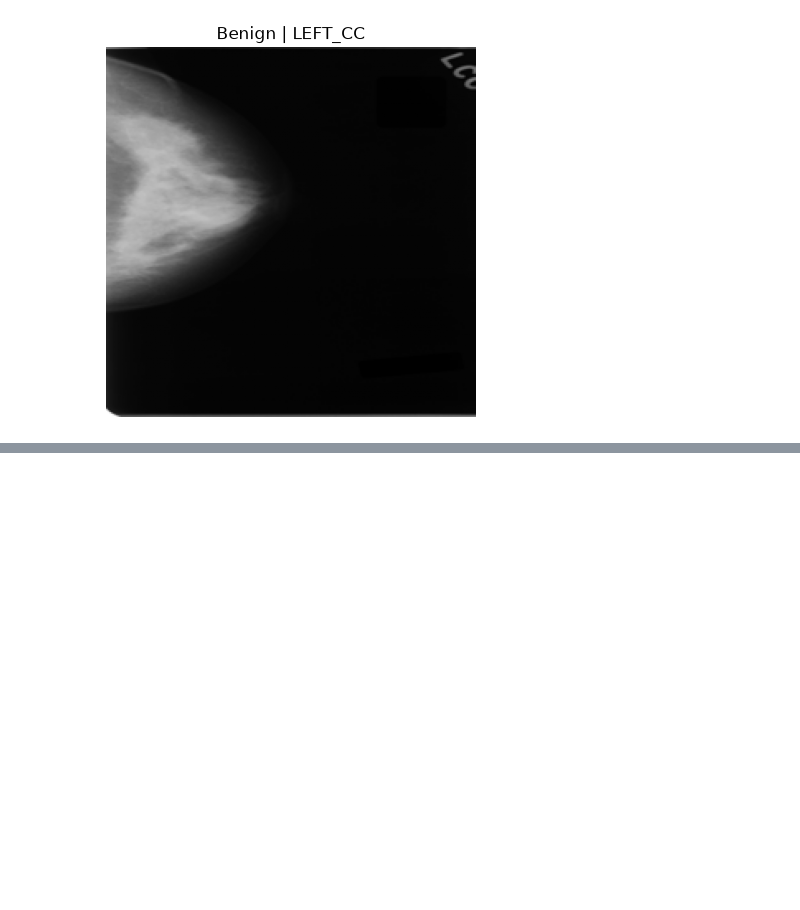
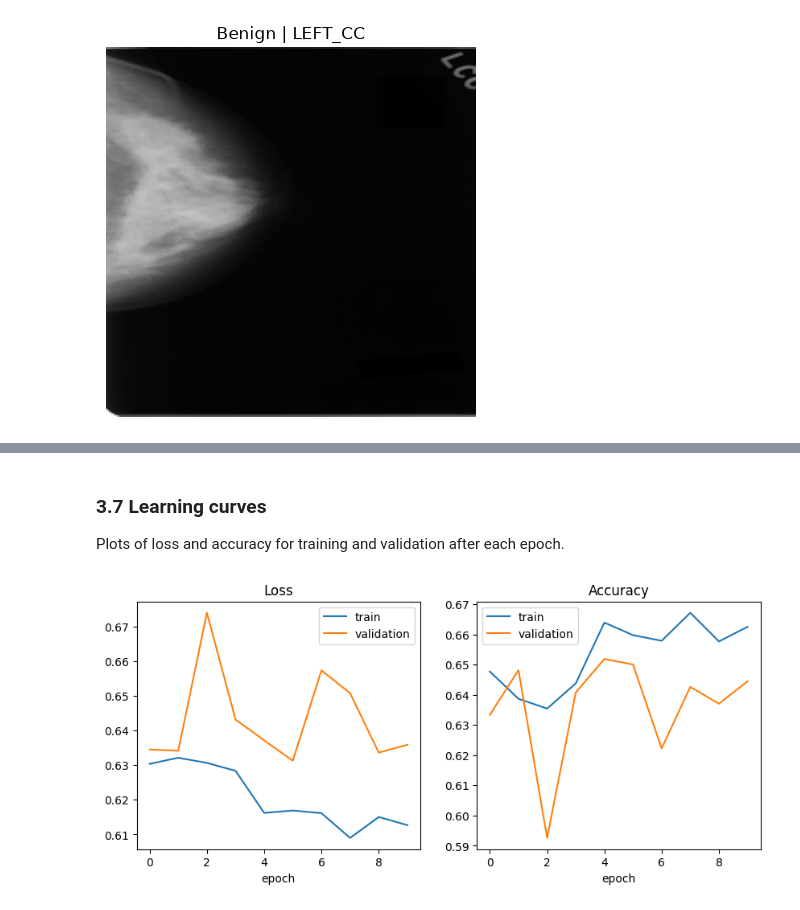
Before and after one commit to karan-kumardev/Breast-Cancer-Detection-, a Jupyter notebook: deep_learning.ipynb, the cells around one changed output, grey strips where cells are left out. Cells and saved outputs as stored; diff of their text form; code cells hidden in the pictures; blank space fills up the shorter version.

Commit message:
ResNet18 training and test evaluation

```diff
--- a/deep_learning.ipynb
+++ b/deep_learning.ipynb
@@ -232,0 +329,16 @@ plt.show()
+# %%
+device = "cuda" if torch.cuda.is_available() else "cpu"
+print("Using:", device)
+
+model = models.resnet18(weights=models.ResNet18_Weights.DEFAULT)   # pretrained on ImageNet
+
+for param in model.parameters():
+    param.requires_grad = False                     # freeze: keep what it already learned
+
+model.fc = nn.Linear(model.fc.in_features, 1)       # new last layer: 1 score per image (cancer or not)
+model = model.to(device)
+model.eval()                                        # whole network stays in eval mode, since only the last layer learns
+
+trainable = sum(p.numel() for p in model.parameters() if p.requires_grad)
+total = sum(p.numel() for p in model.parameters())
+print(f"Trainable parameters: {trainable} of {total}")
@@ -232,0 +416,18 @@ plt.show()
+# %% [markdown]
+### 3.7 Learning curves
+
+Plots of loss and accuracy for training and validation after each epoch.
+# %%
+fig, ax = plt.subplots(1, 2, figsize=(10, 4))
+ax[0].plot(history["train_loss"], label="train")
+ax[0].plot(history["val_loss"], label="validation")
+ax[0].set_title("Loss")
+ax[1].plot(history["train_acc"], label="train")
+ax[1].plot(history["val_acc"], label="validation")
+ax[1].set_title("Accuracy")
+for a in ax:
+    a.set_xlabel("epoch")
+    a.legend()
+plt.show()
+# %% [output]
+[figure, added]
```
Also changed, not shown: parts of 36 cells of this notebook, 6 other files.
